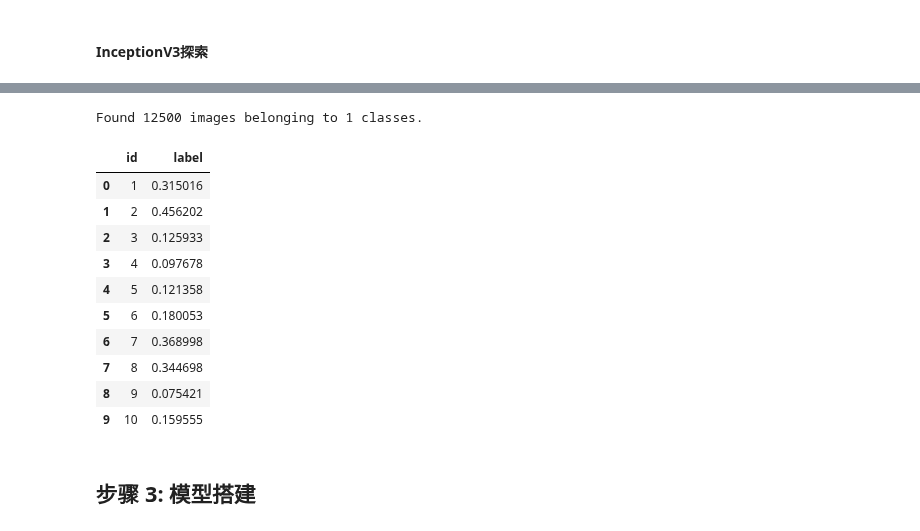
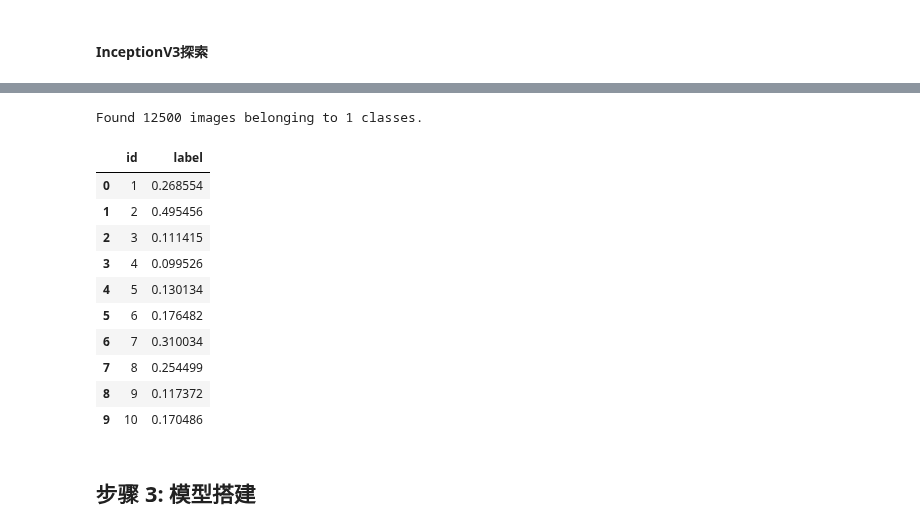
Before and after one commit to R9python/udacity, a Jupyter notebook: ml.pro/p7/p7.ipynb, the cells around one changed output, grey strips where cells are left out. Cells and saved outputs as stored; diff of their text form; code cells hidden in the pictures.

```diff
--- a/ml.pro/p7/p7.ipynb
+++ b/ml.pro/p7/p7.ipynb
@@ -430,7 +430,7 @@ model = Model(inputs=base_model.input, outputs=predictions)
 # momentum: float >= 0. 参数，用于加速SGD在相关方向上前进，并抑制震荡
 # decay: float >= 0. 每次参数更新后学习率衰减值.
 # nesterov: boolean. 是否使用Nesterov动量.
-sgd = SGD(lr=0.001, momentum=0.8, decay=1e-4, nesterov=False)
+sgd = SGD(lr=0.0001, momentum=0.8, decay=1e-4, nesterov=False)
 model.compile(optimizer=sgd, loss='binary_crossentropy', metrics=['accuracy'])
 
 checkpointer = ModelCheckpoint(filepath='saved_models/weights.best.InceptionV3.hdf5',
@@ -442,7 +442,8 @@ model.fit_generator(train_generator,
 
 # epochs=5, public score 1.05; epochs=15, public score 1.03; 10代以后val_loss没有再提高,因此epochs=10即可;
 # 训练10代的情况下:
-# lr=0.1, public score=1.6; lr=0.01, public score= 1.08; lr=0.001, public score= ; lr=0.0001 public score=;
+# lr=0.1, public score=1.6; lr=0.01, public score= 1.08; lr=0.001, public score= 1.06; lr=0.0001 public score= ?;
+# 在lr=0.001的情况ixa，是不是需要多训练几代？
 # %% [output]
 Found 19968 images belonging to 2 classes.
 Found 4992 images belonging to 2 classes.
@@ -484,32 +468,33 @@ y_pred = y_pred.clip(min=0.005, max=0.995)
 # %%
 import pandas as pd
 from keras.preprocessing.image import *
 
 df = pd.read_csv("sample_submission.csv")
 
 gen = ImageDataGenerator()
 test_generator = gen.flow_from_directory("test_nolabel", resize_224, shuffle=False,
-                                         batch_size=32, class_mode=None)
+                                            batch_size=32, class_mode=None)
 
 for i, fname in enumerate(test_generator.filenames):
     index = int(fname[fname.rfind('/')+1:fname.rfind('.')])
-    df.set_value(index-1, 'label', y_pred[i])
+#     df.set_value(index-1, 'label', y_pred[i])
+    df.at[index-1, 'label'] = y_pred[i]
 
-df.to_csv('pred_epochs10_lr0001.csv', index=None)
+df.to_csv('pred_epochs10_lr00001.csv', index=None)
 df.head(10)
 # %% [output]
 Found 12500 images belonging to 1 classes.
 |  | id | label |
-| 0 | 1 | 0.315016 |
-| 1 | 2 | 0.456202 |
-| 2 | 3 | 0.125933 |
-| 3 | 4 | 0.097678 |
-| 4 | 5 | 0.121358 |
-| 5 | 6 | 0.180053 |
-| 6 | 7 | 0.368998 |
-| 7 | 8 | 0.344698 |
-| 8 | 9 | 0.075421 |
-| 9 | 10 | 0.159555 |
+| 0 | 1 | 0.268554 |
+| 1 | 2 | 0.495456 |
+| 2 | 3 | 0.111415 |
+| 3 | 4 | 0.099526 |
+| 4 | 5 | 0.130134 |
+| 5 | 6 | 0.176482 |
+| 6 | 7 | 0.310034 |
+| 7 | 8 | 0.254499 |
+| 8 | 9 | 0.117372 |
+| 9 | 10 | 0.170486 |
 # %% [markdown]
 ## 步骤 3: 模型搭建
 # %% [markdown]
```
Also changed, not shown: parts of 2 cells of this notebook, 1 other file.
